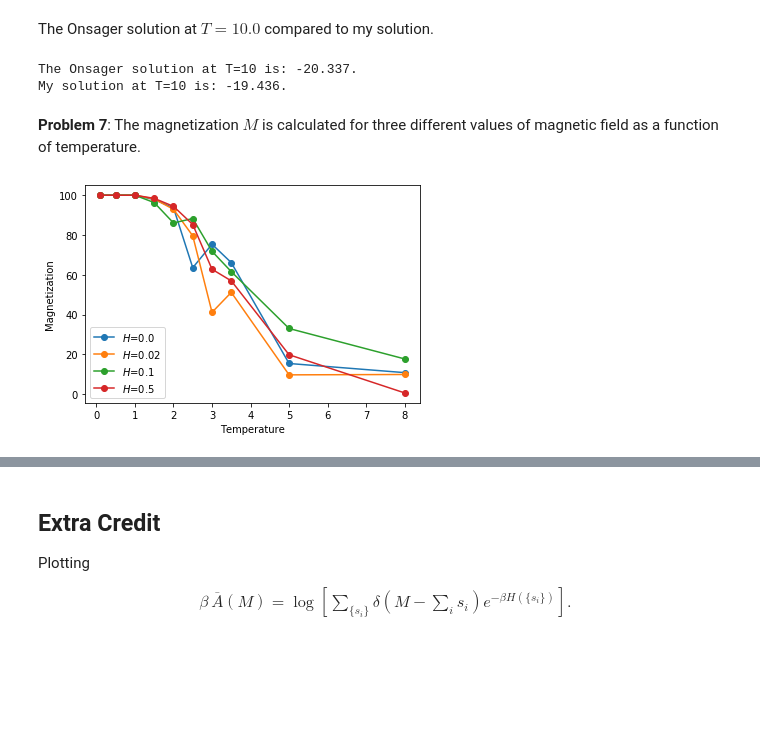
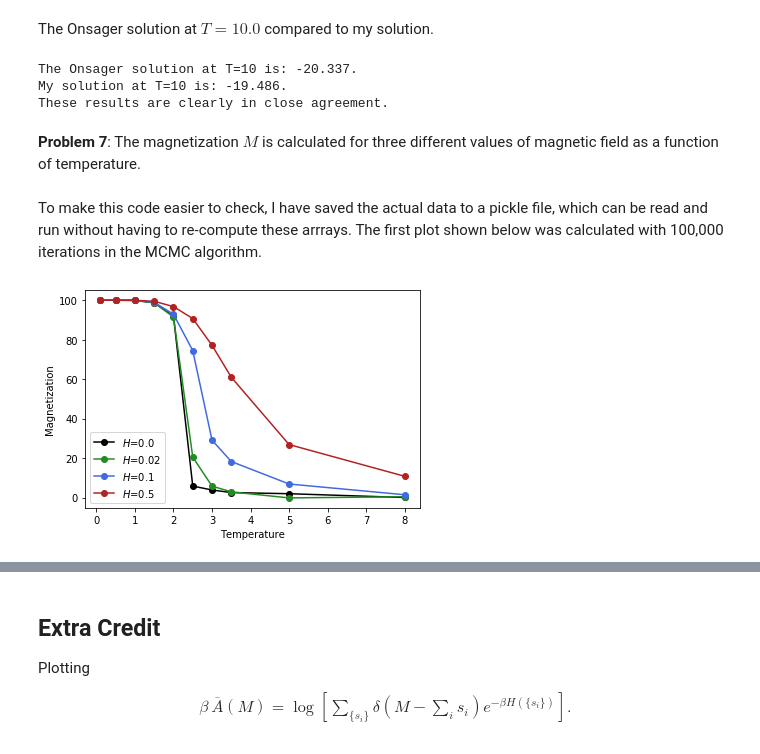
Before and after one commit to ajdominic/statmech, a Jupyter notebook: ajd_ising.ipynb, the cells around one changed output, grey strips where cells are left out. Drawn from its saved outputs; the diff is of its cells as text; code cells hidden in the pictures; blank space fills up the shorter version.

```diff
--- a/ajd_ising.ipynb
+++ b/ajd_ising.ipynb
@@ -104,10 +113,10 @@ Ts = [0.1, 1000]
 words = ["low temp E:", "high temp E:"]
 for k in range(2):
     params = {"dim":3, "kb":1.0, "Temperature":Ts[k],
-              "J":1.0, "H":0.0, "n_iter":10000,
+              "J":1.0, "H":0.0, "n_iter":100000,
               "matrix":False}
     E, M = c.MCMC(params)
     avg_E = np.sum(E) / E.shape[0]
     print(words[k], avg_E)
-print("--------------------")
+print("---------------------")
 # %% [output]
@@ -161,33 +219,41 @@ The Onsager solution at $T=10.0$ compared to my solution.
 T_ten_ons = np.where(T_ons == 10.0)[0][0]
 print("The Onsager solution at T=10 is: " + str(E_ons[T_ten_ons]*100)[0:7] + ".")
 print("My solution at T=10 is: " + str(avg_E_five)[0:7] + ".")
+print("These results are clearly in close agreement.")
 # %% [output]
 The Onsager solution at T=10 is: -20.337.
-My solution at T=10 is: -19.436.
+My solution at T=10 is: -19.486.
+These results are clearly in close agreement.
 # %% [markdown]
 <b>Problem 7</b>: The magnetization $M$ is calculated for three different values of magnetic field as a function of temperature.
 # %%
 T_array = np.array([0.1, 0.5, 1.0, 1.5, 2.0,
                     2.5, 3.0, 3.5, 5.0, 8.0])
+# %% [markdown]
+To make this code easier to check, I have saved the actual data to a pickle file, which can be read and run without having to re-compute these arrrays. The first plot shown below was calculated with 100,000 iterations in the MCMC algorithm.
 # %%
 H_list = [0.0, 0.02, 0.1, 0.5]
-if exists("./M_list.pkl"):
-    with open(f"./M_list.pkl", "rb") as f:
+if exists("./big_M_list.pkl"):
+    with open(f"./big_M_list.pkl", "rb") as f:
         M_list = pickle.load(f)
 else:
     M_list = []
-    #H_list = [0.0, 0.0, 0.0]
     for k in H_list:
         T, E, M = c.TvM(k)
         M_list.append(M)
-    with open(f"M_list.pkl", "wb") as f:
+    with open(f"./M_list.pkl", "wb") as f:
         pickle.dump(M_list, f, pickle.HIGHEST_PROTOCOL)
 # %%
+clrs = ["black", "forestgreen", "royalblue", "firebrick"]
 for k in range(4):
-    plt.plot(T_array, M_list[k], label="$H$="+str(H_list[k]), ls="-", marker="o")
+    plt.plot(T_array, M_list[k],
+             ls="-", marker="o",
+             c=clrs[k],
+             label="$H$="+str(H_list[k]))
     plt.ylabel("Magnetization")
     plt.xlabel("Temperature")
 plt.legend(loc="lower left")
+#plt.savefig("M_vs_T_100000_final.pdf")
 plt.show()
 # %% [output]
-[figure, old version]
+[figure, new version]
```
Also changed, not shown: parts of 19 cells of this notebook.
